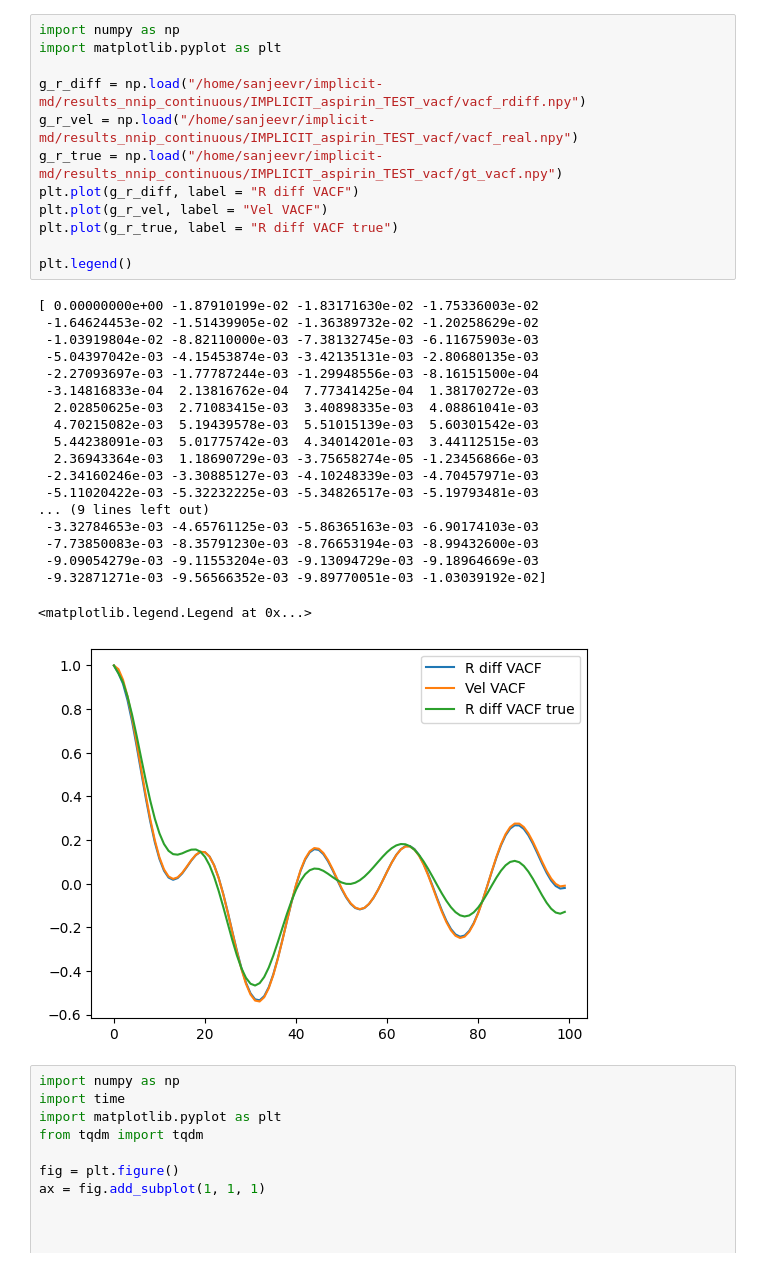
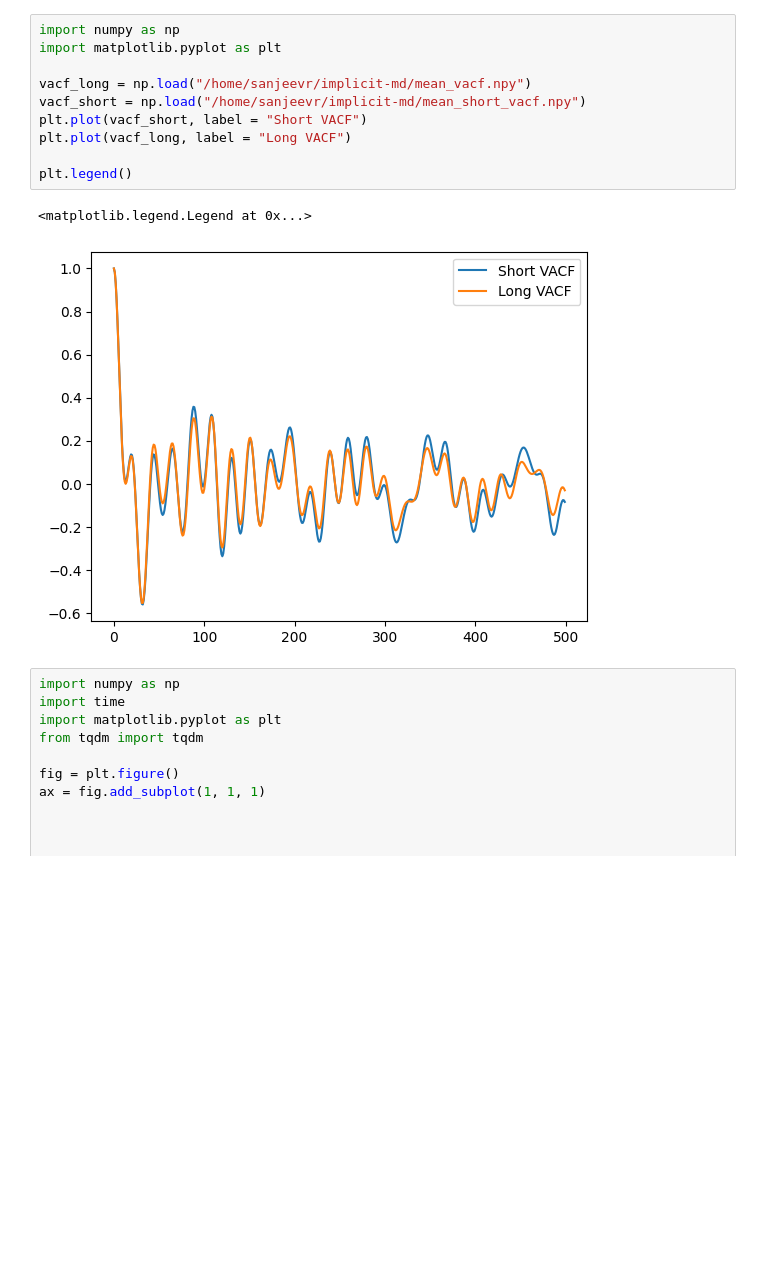
Before and after one commit to jeevster/implicit-md, a Jupyter notebook: Untitled.ipynb, the cells around one changed output. Cells and saved outputs as stored; diff of their text form; blank space fills up the shorter version.

```diff
--- a/Untitled.ipynb
+++ b/Untitled.ipynb
@@ -27,35 +21,16 @@ Text(0, 0.5, 'Contact Probability')
 # %%
 import numpy as np
 import matplotlib.pyplot as plt
 
-g_r_diff = np.load("/home/sanjeevr/implicit-md/results_nnip_continuous/IMPLICIT_aspirin_TEST_vacf/vacf_rdiff.npy")
-g_r_vel = np.load("/home/sanjeevr/implicit-md/results_nnip_continuous/IMPLICIT_aspirin_TEST_vacf/vacf_real.npy")
-g_r_true = np.load("/home/sanjeevr/implicit-md/results_nnip_continuous/IMPLICIT_aspirin_TEST_vacf/gt_vacf.npy")
-plt.plot(g_r_diff, label = "R diff VACF")
-plt.plot(g_r_vel, label = "Vel VACF")
-plt.plot(g_r_true, label = "R diff VACF true")
+vacf_long = np.load("/home/sanjeevr/implicit-md/mean_vacf.npy")
+vacf_short = np.load("/home/sanjeevr/implicit-md/mean_short_vacf.npy")
+plt.plot(vacf_short, label = "Short VACF")
+plt.plot(vacf_long, label = "Long VACF")
 
 plt.legend()
 # %% [output]
-[ 0.00000000e+00 -1.87910199e-02 -1.83171630e-02 -1.75336003e-02
- -1.64624453e-02 -1.51439905e-02 -1.36389732e-02 -1.20258629e-02
- -1.03919804e-02 -8.82110000e-03 -7.38132745e-03 -6.11675903e-03
- -5.04397042e-03 -4.15453874e-03 -3.42135131e-03 -2.80680135e-03
- -2.27093697e-03 -1.77787244e-03 -1.29948556e-03 -8.16151500e-04
- -3.14816833e-04  2.13816762e-04  7.77341425e-04  1.38170272e-03
-  2.02850625e-03  2.71083415e-03  3.40898335e-03  4.08861041e-03
-  4.70215082e-03  5.19439578e-03  5.51015139e-03  5.60301542e-03
-  5.44238091e-03  5.01775742e-03  4.34014201e-03  3.44112515e-03
-  2.36943364e-03  1.18690729e-03 -3.75658274e-05 -1.23456866e-03
- -2.34160246e-03 -3.30885127e-03 -4.10248339e-03 -4.70457971e-03
- -5.11020422e-03 -5.32232225e-03 -5.34826517e-03 -5.19793481e-03
-... (9 lines left out)
- -3.32784653e-03 -4.65761125e-03 -5.86365163e-03 -6.90174103e-03
- -7.73850083e-03 -8.35791230e-03 -8.76653194e-03 -8.99432600e-03
- -9.09054279e-03 -9.11553204e-03 -9.13094729e-03 -9.18964669e-03
- -9.32871271e-03 -9.56566352e-03 -9.89770051e-03 -1.03039192e-02]
+<matplotlib.legend.Legend at 0x...>
-<matplotlib.legend.Legend at 0x...>
-[figure, old version]
+[figure, new version]
 # %%
 import numpy as np
 import time
```
Also changed, not shown: parts of 2 cells of this notebook, 9 other files.
